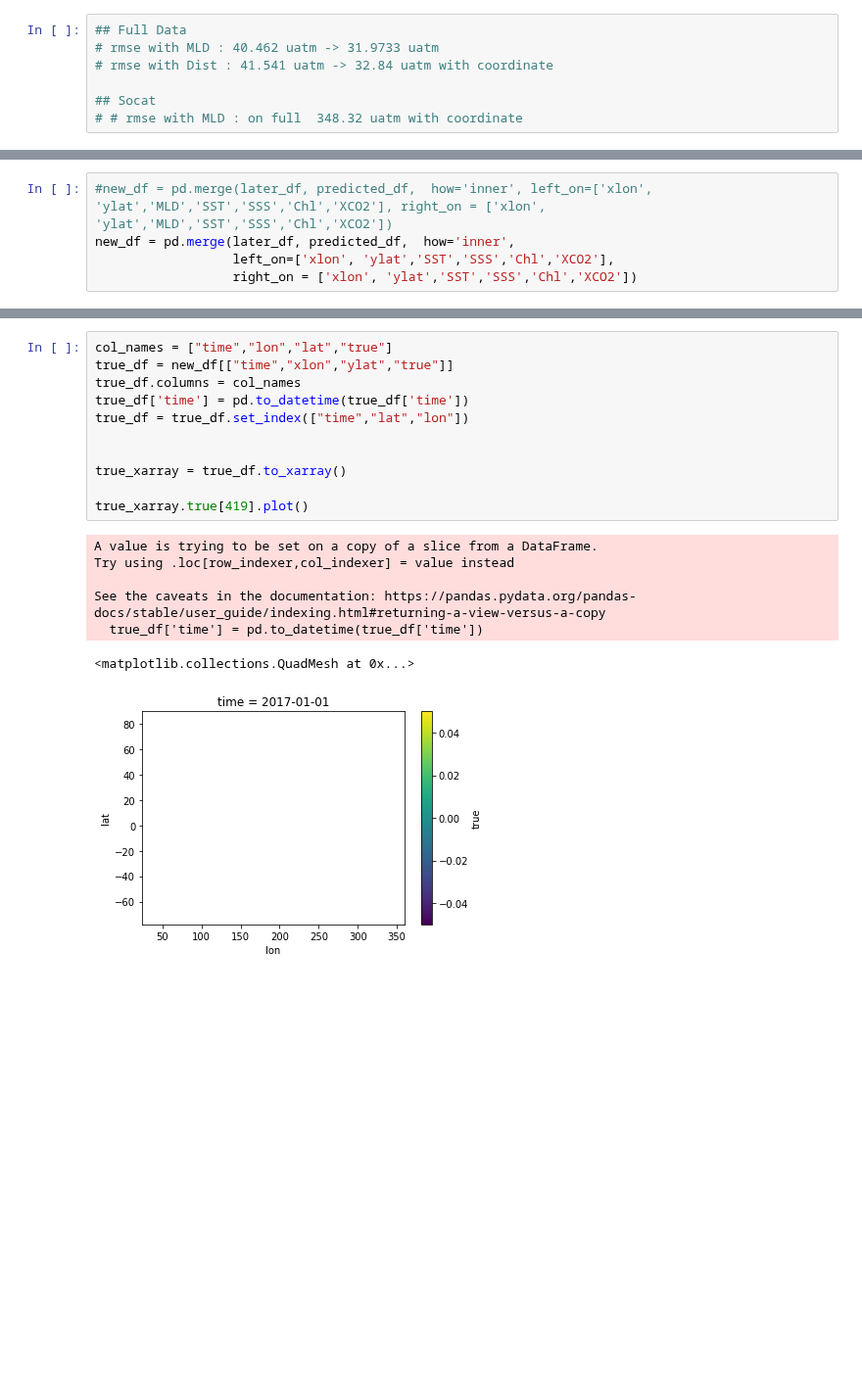
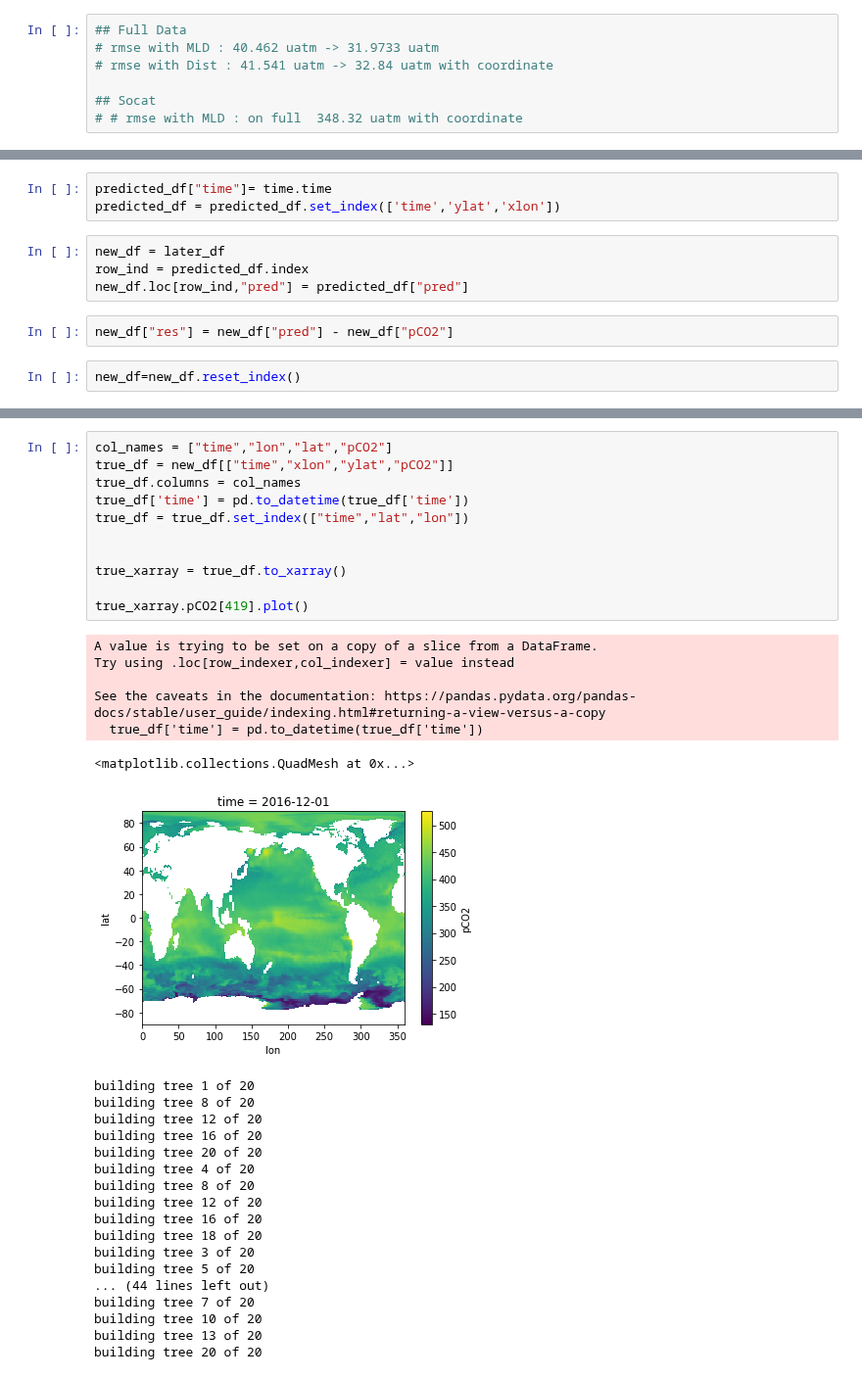
Before and after one commit to sk981102/ocean_co2, a Jupyter notebook: notebooks/baseline_ml/005_rf_base_mpi.ipynb, the cells around one changed output, grey strips where cells are left out. Shown at 98% size. Saved outputs shown, nothing was run; the diff lists cells and outputs as text; blank space fills up the shorter version.

```diff
--- a/notebooks/baseline_ml/005_rf_base_mpi.ipynb
+++ b/notebooks/baseline_ml/005_rf_base_mpi.ipynb
@@ -327,5 +261,11 @@ building tree 20 of 20
+# %%
+predicted_df["time"]= time.time
+predicted_df = predicted_df.set_index(['time','ylat','xlon'])
+# %%
+new_df = later_df
+row_ind = predicted_df.index
+new_df.loc[row_ind,"pred"] = predicted_df["pred"]
+# %%
+new_df["res"] = new_df["pred"] - new_df["pCO2"]
 # %%
-#new_df = pd.merge(later_df, predicted_df,  how='inner', left_on=['xlon', 'ylat','MLD','SST','SSS','Chl','XCO2'], right_on = ['xlon', 'ylat','MLD','SST','SSS','Chl','XCO2'])
-new_df = pd.merge(later_df, predicted_df,  how='inner',
-                  left_on=['xlon', 'ylat','SST','SSS','Chl','XCO2'],
-                  right_on = ['xlon', 'ylat','SST','SSS','Chl','XCO2'])
+new_df=new_df.reset_index()
@@ -382,19 +310,36 @@ res_xarray.res[419].plot()
 # %%
-col_names = ["time","lon","lat","true"]
-true_df = new_df[["time","xlon","ylat","true"]]
+col_names = ["time","lon","lat","pCO2"]
+true_df = new_df[["time","xlon","ylat","pCO2"]]
 true_df.columns = col_names
 true_df['time'] = pd.to_datetime(true_df['time'])
 true_df = true_df.set_index(["time","lat","lon"])
 
 
 true_xarray = true_df.to_xarray()
 
-true_xarray.true[419].plot()
+true_xarray.pCO2[419].plot()
 # %% [output]
 A value is trying to be set on a copy of a slice from a DataFrame.
 Try using .loc[row_indexer,col_indexer] = value instead
 
 See the caveats in the documentation: https://pandas.pydata.org/pandas-docs/stable/user_guide/indexing.html#returning-a-view-versus-a-copy
   true_df['time'] = pd.to_datetime(true_df['time'])
 <matplotlib.collections.QuadMesh at 0x...>
-[figure, old version]
+[figure, new version]
+building tree 1 of 20
+building tree 8 of 20
+building tree 12 of 20
+building tree 16 of 20
+building tree 20 of 20
+building tree 4 of 20
+building tree 8 of 20
+building tree 12 of 20
+building tree 16 of 20
+building tree 18 of 20
+building tree 3 of 20
+building tree 5 of 20
+... (44 lines left out)
+building tree 7 of 20
+building tree 10 of 20
+building tree 13 of 20
+building tree 20 of 20
```
Also changed, not shown: parts of 30 cells of this notebook, 10 other files.
